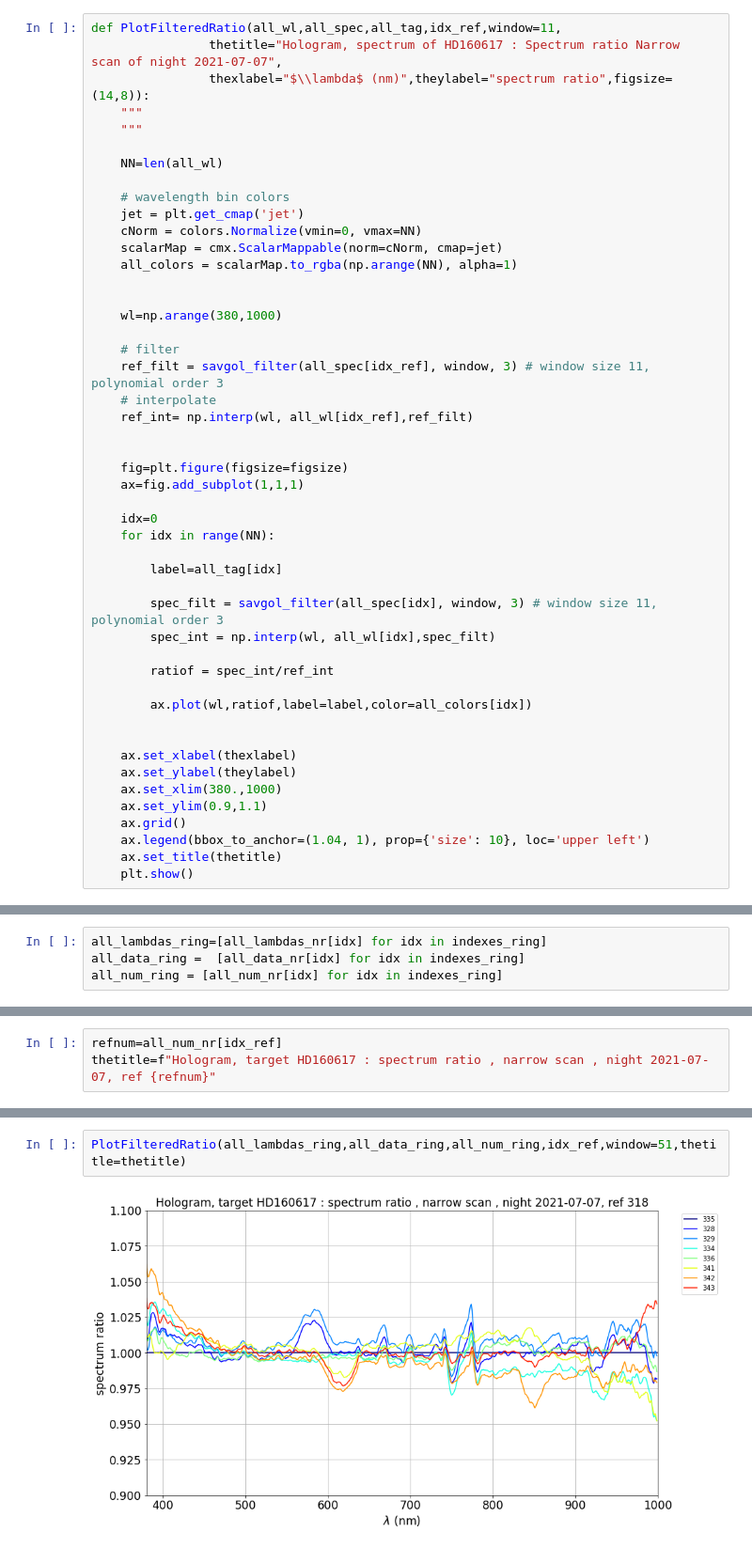
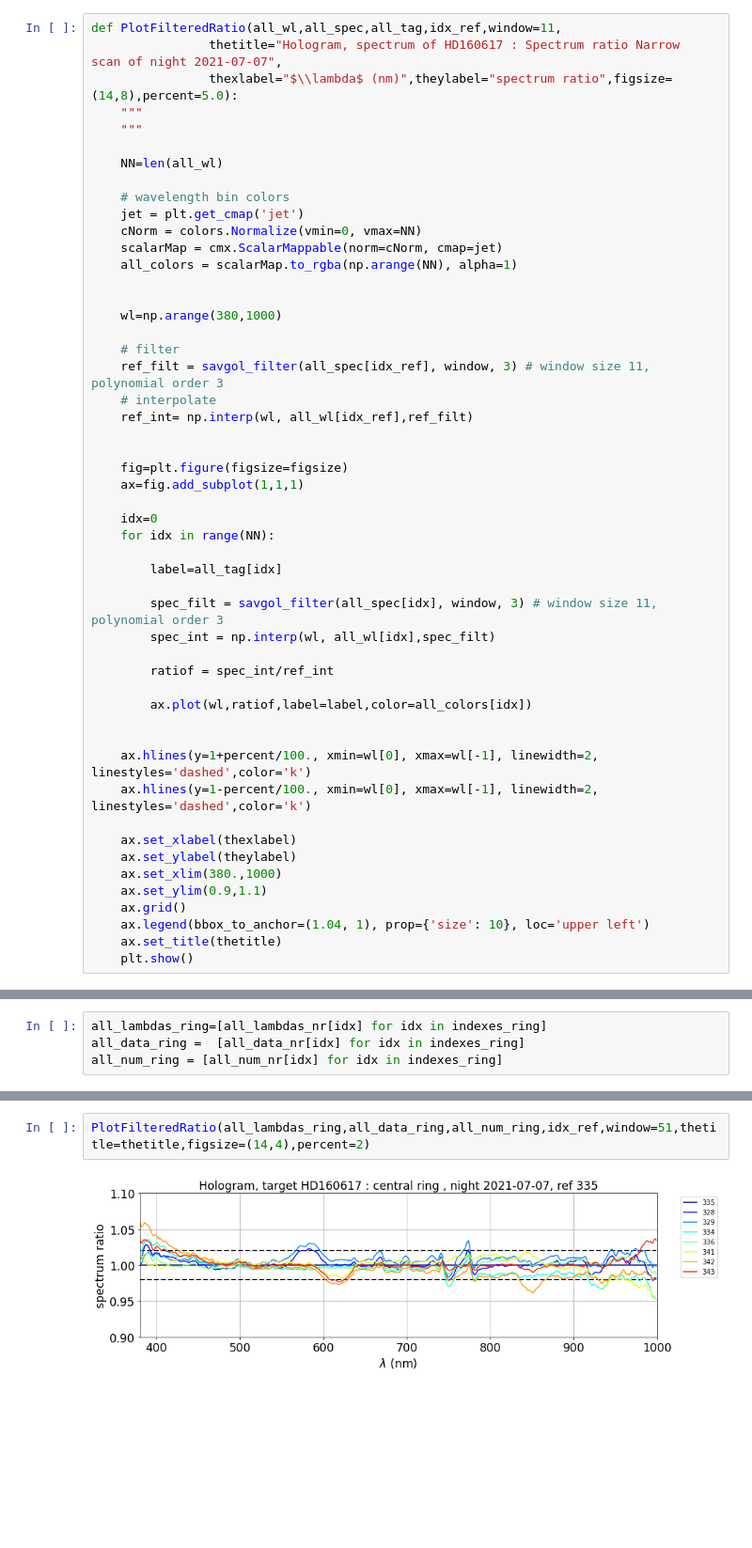
Before and after one commit to sylvielsstfr/HoloTransmissionCube, a Jupyter notebook: anaSpectra_holo_newspectractor_readfrompickles_v2.ipynb, the cells around one changed output, grey strips where cells are left out. Shown at 94% size. Cells and saved outputs as stored; diff of their text form; blank space fills up the shorter version.

Commit message:
correct plot for meeting

```diff
--- a/anaSpectra_holo_newspectractor_readfrompickles_v2.ipynb
+++ b/anaSpectra_holo_newspectractor_readfrompickles_v2.ipynb
@@ -363,7 +363,7 @@ plt.plot(wl,yhat,'r-')
 # %%
 def PlotFilteredRatio(all_wl,all_spec,all_tag,idx_ref,window=11,
                 thetitle="Hologram, spectrum of HD160617 : Spectrum ratio Narrow  scan of night 2021-07-07",
-                thexlabel="$\\lambda$ (nm)",theylabel="spectrum ratio",figsize=(14,8)):
+                thexlabel="$\\lambda$ (nm)",theylabel="spectrum ratio",figsize=(14,8),percent=5.0):
     """
     """
 
@@ -400,6 +400,9 @@ def PlotFilteredRatio(all_wl,all_spec,all_tag,idx_ref,window=11,
         ax.plot(wl,ratiof,label=label,color=all_colors[idx])
 
 
+    ax.hlines(y=1+percent/100., xmin=wl[0], xmax=wl[-1], linewidth=2, linestyles='dashed',color='k')
+    ax.hlines(y=1-percent/100., xmin=wl[0], xmax=wl[-1], linewidth=2, linestyles='dashed',color='k')
+
     ax.set_xlabel(thexlabel)
     ax.set_ylabel(theylabel)
     ax.set_xlim(380.,1000)
@@ -436,4 +448 @@ refnum=all_num_ring[idx_ref]
 thetitle=f"Hologram, target HD160617 : central ring , night 2021-07-07, ref {refnum}"
-# %%
-refnum=all_num_nr[idx_ref]
-thetitle=f"Hologram, target HD160617 : spectrum ratio , narrow scan , night 2021-07-07, ref {refnum}"
@@ -440,4 +453,4 @@ thetitle=f"Hologram, target HD160617 : spectrum ratio , narrow scan , night 2021
 # %%
-PlotFilteredRatio(all_lambdas_ring,all_data_ring,all_num_ring,idx_ref,window=51,thetitle=thetitle)
+PlotFilteredRatio(all_lambdas_ring,all_data_ring,all_num_ring,idx_ref,window=51,thetitle=thetitle,figsize=(14,4),percent=2)
 # %% [output]
-[figure, old version]
+[figure, new version]
```
Also changed, not shown: parts of 6 cells of this notebook.
